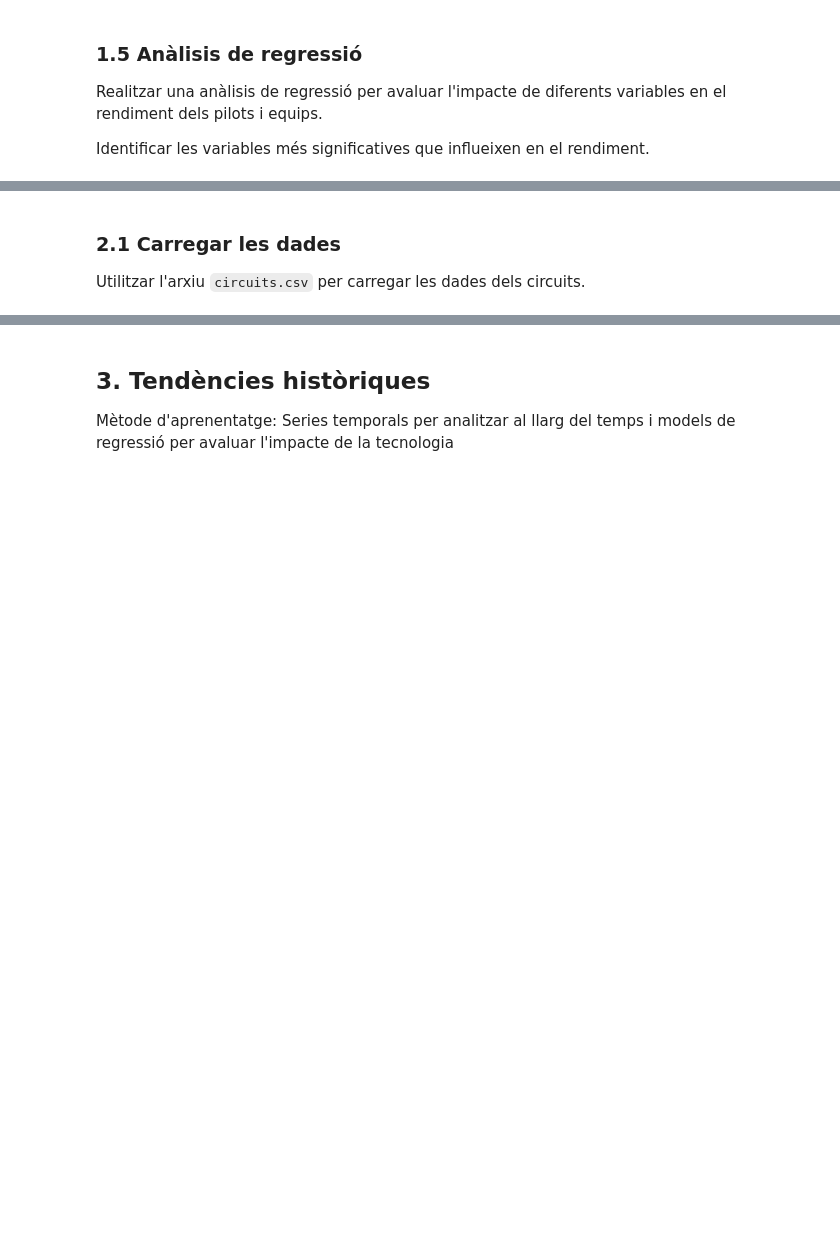
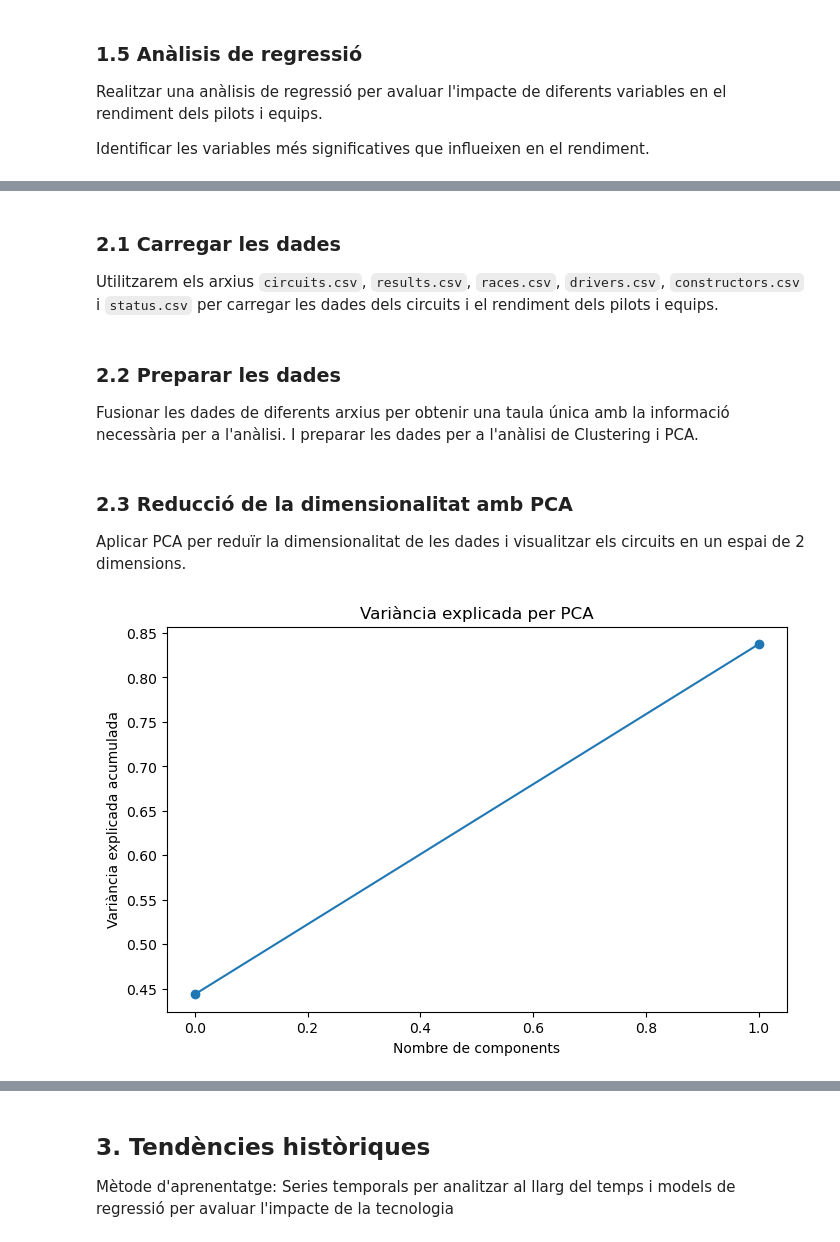
Before and after one commit to brunomoran/F1-World-Championship-Kaggle, a Jupyter notebook: f1.ipynb, the cells around one changed output, grey strips where cells are left out. Drawn from its saved outputs; the diff is of its cells as text; code cells hidden in the pictures; blank space fills up the shorter version.

```diff
--- a/f1.ipynb
+++ b/f1.ipynb
@@ -224,3 +224,3 @@ Mètode d'aprenentatge: Clusteing per agrupar circuits segons característiques
 # %% [markdown]
 ### 2.1 Carregar les dades
-Utilitzar l'arxiu `circuits.csv` per carregar les dades dels circuits.
+Utilitzarem els arxius `circuits.csv`, `results.csv`, `races.csv`, `drivers.csv`, `constructors.csv` i `status.csv`  per carregar les dades dels circuits i el rendiment dels pilots i equips.
@@ -229,0 +245,45 @@ circuits = pd.read_csv('data/circuits.csv')
+# %% [markdown]
+### 2.2 Preparar les dades
+Fusionar les dades de diferents arxius per obtenir una taula única amb la informació necessària per a l'anàlisi. I preparar les dades per a l'anàlisi de Clustering i PCA.
+# %%
+# Fusionar les dades
+merged_data = pd.merge(results, races, on='raceId', suffixes=('', '_race'))
+merged_data = pd.merge(merged_data, drivers, on='driverId', suffixes=('', '_driver'))
+merged_data = pd.merge(merged_data, constructors, on='constructorId', suffixes=('', '_constructor'))
+merged_data = pd.merge(merged_data, circuits, on='circuitId', suffixes=('', '_circuit'))
+
+# Afegir noms descriptius
+merged_data = merged_data.rename(columns={'name_driver': 'driverName', 'name_constructor': 'constructorName', 'name_circuit': 'circuitName'})
+
+# Seleccionar només les característiques dels circuits
+features = ['lat', 'lng', 'alt']
+X = merged_data[features]
+
+# Convertir valors no numèrics a NaN i eliminar files amb valors nuls
+X = X.replace('\\N', np.nan)
+X = X.apply(pd.to_numeric, errors='coerce')
+X = X.dropna()
+
+# Assegurar que 'merged_data' té les mateixes files que 'X'
+merged_data = merged_data.loc[X.index]
+
+# Estandarditzar les dades
+scaler = StandardScaler()
+X_scaled = scaler.fit_transform(X)
+# %% [markdown]
+### 2.3 Reducció de la dimensionalitat amb PCA
+Aplicar PCA per reduïr la dimensionalitat de les dades i visualitzar els circuits en un espai de 2 dimensions.
+# %%
+# PCA per reduir la dimensionalitat
+pca = PCA(n_components=2)
+X_pca = pca.fit_transform(X_scaled)
+
+# Visualitzar la variància explicada
+plt.figure(figsize=(8, 5))
+plt.plot(np.cumsum(pca.explained_variance_ratio_), marker='o')
+plt.xlabel('Nombre de components')
+plt.ylabel('Variància explicada acumulada')
+plt.title('Variància explicada per PCA')
+plt.show()
+# %% [output]
+[figure, added]
```
Also changed, not shown: parts of 29 cells of this notebook.
